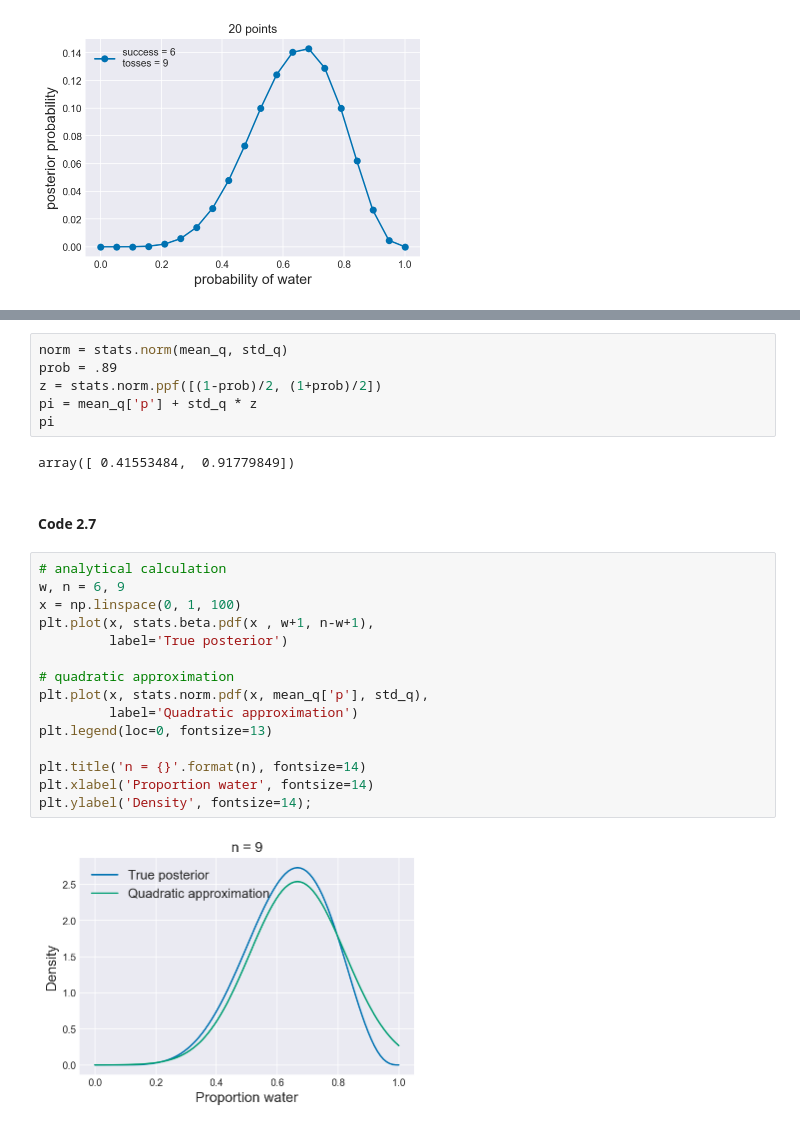
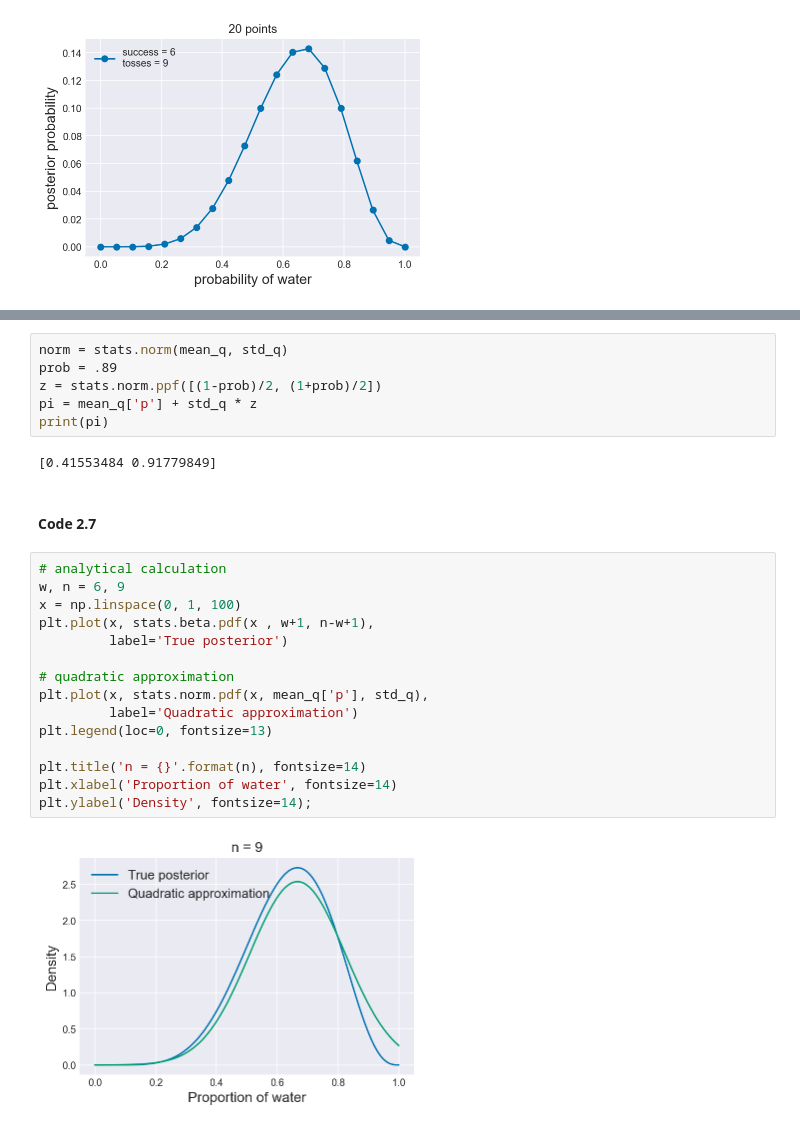
Before and after one commit to aloctavodia/Statistical-Rethinking-with-Python-and-PyMC3, a Jupyter notebook: Chp_02.ipynb, the cells around one changed output, grey strips where cells are left out. Cells and saved outputs as stored; diff of their text form.

```diff
--- a/Chp_02.ipynb
+++ b/Chp_02.ipynb
@@ -84,26 +84,26 @@ norm = stats.norm(mean_q, std_q)
 prob = .89
 z = stats.norm.ppf([(1-prob)/2, (1+prob)/2])
 pi = mean_q['p'] + std_q * z
-pi
+print(pi)
 # %% [output]
-array([ 0.41553484,  0.91779849])
+[0.41553484 0.91779849]
 # %% [markdown]
 #### Code 2.7
 # %%
 # analytical calculation
 w, n = 6, 9
 x = np.linspace(0, 1, 100)
 plt.plot(x, stats.beta.pdf(x , w+1, n-w+1),
          label='True posterior')
 
 # quadratic approximation
 plt.plot(x, stats.norm.pdf(x, mean_q['p'], std_q),
          label='Quadratic approximation')
 plt.legend(loc=0, fontsize=13)
 
 plt.title('n = {}'.format(n), fontsize=14)
-plt.xlabel('Proportion water', fontsize=14)
+plt.xlabel('Proportion of water', fontsize=14)
 plt.ylabel('Density', fontsize=14);
 # %% [output]
-[figure, old version]
+[figure, new version]
 # %%
```
Also changed, not shown: parts of 6 cells of this notebook.
